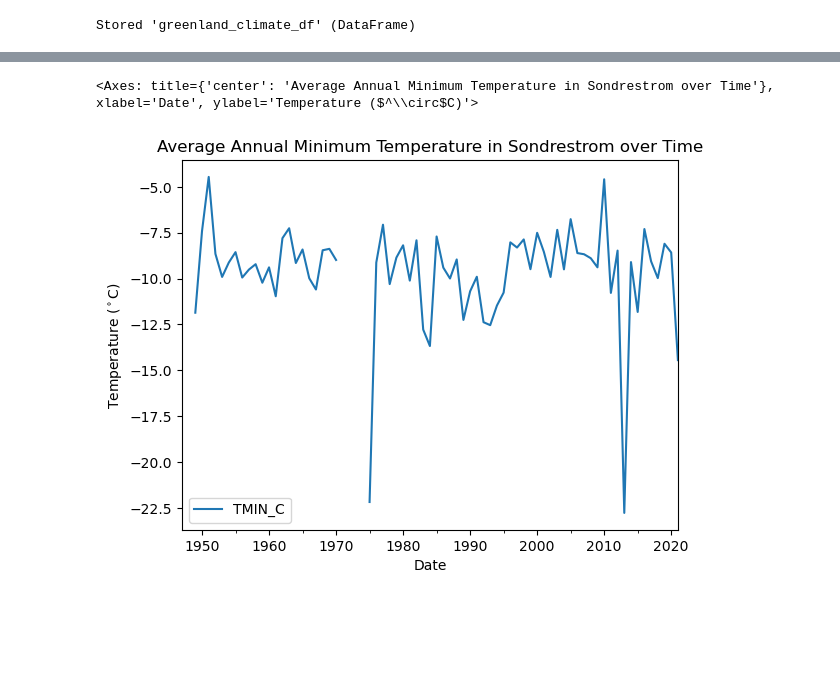
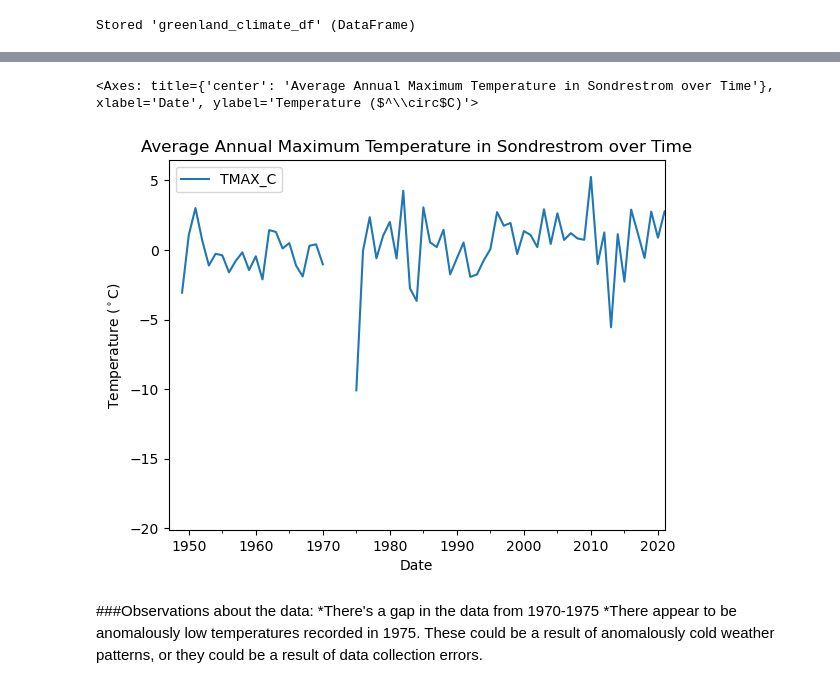
Before and after one commit to earthlab-education/climate-coding-challenge-allenmoench, a Jupyter notebook: Notebooks/Climate_Coding_Challenge/climate_12_portfolio_03.ipynb, the cells around one changed output, grey strips where cells are left out. Saved outputs shown, nothing was run; the diff lists cells and outputs as text; code cells hidden in the pictures; blank space fills up the shorter version.

```diff
--- a/Notebooks/Climate_Coding_Challenge/climate_12_portfolio_03.ipynb
+++ b/Notebooks/Climate_Coding_Challenge/climate_12_portfolio_03.ipynb
@@ -45,4 +45,4 @@ greenland_climate_df
 # %%
-greenland_climate_df = greenland_climate_df[['PRCP', 'TMIN']]
+greenland_climate_df = greenland_climate_df[['PRCP', 'TMIN', 'TMAX']]
 greenland_climate_df
 # %% [output]
@@ -81,7 +82,7 @@ greenland_climate_df.TMIN.plot.hist()
 # define a new dataframe, renaming the columns to include correct units.
 
 greenland_climate_df_u = greenland_climate_df.rename(columns={
-    'TMIN': 'TMIN_F',
+    'TMAX': 'TMAX_F',
 })
 
 greenland_climate_df_u
@@ -103,6 +104,7 @@ greenland_climate_df_u
 # %%
 # define the df as a function that converts Farenheit to Celsius.
 
-greenland_climate_df_u['TMIN_C'] = (greenland_climate_df_u['TMIN_F']-32)*5/9
+#greenland_climate_df_u['TMIN_C'] = (greenland_climate_df_u['TMIN_F']-32)*5/9
+greenland_climate_df_u['TMAX_C'] = (greenland_climate_df_u['TMAX_F']-32)*5/9
 greenland_climate_df_u
 # %% [output]
@@ -123,4 +125,4 @@ greenland_climate_df_u
 # %%
-greenland_climate_df = greenland_climate_df_u[['TMIN_C']]
+greenland_climate_df = greenland_climate_df_u[['TMAX_C']]
 greenland_climate_df
 # %% [output]
@@ -175,11 +177,15 @@ gl_ann_climate_df
 # %%
 # Plot the annual data
 gl_ann_temp_plot = gl_ann_climate_df.plot(
-    y='TMIN_C',
-    title='Average Annual Minimum Temperature in Sondrestrom over Time',
+    y='TMAX_C',
+    title='Average Annual Maximum Temperature in Sondrestrom over Time',
     xlabel='Date',
     ylabel='Temperature ($^\circ$C)')
 gl_ann_temp_plot
 # %% [output]
-<Axes: title={'center': 'Average Annual Minimum Temperature in Sondrestrom over Time'}, xlabel='Date', ylabel='Temperature ($^\\circ$C)'>
+<Axes: title={'center': 'Average Annual Maximum Temperature in Sondrestrom over Time'}, xlabel='Date', ylabel='Temperature ($^\\circ$C)'>
-[figure, old version]
+[figure, new version]
+# %% [markdown]
+###Observations about the data:
+*There's a gap in the data from 1970-1975
+*There appear to be anomalously low temperatures recorded in 1975. These could be a result of anomalously cold weather patterns, or they could be a result of data collection errors.
```
Also changed, not shown: parts of 11 cells of this notebook.
